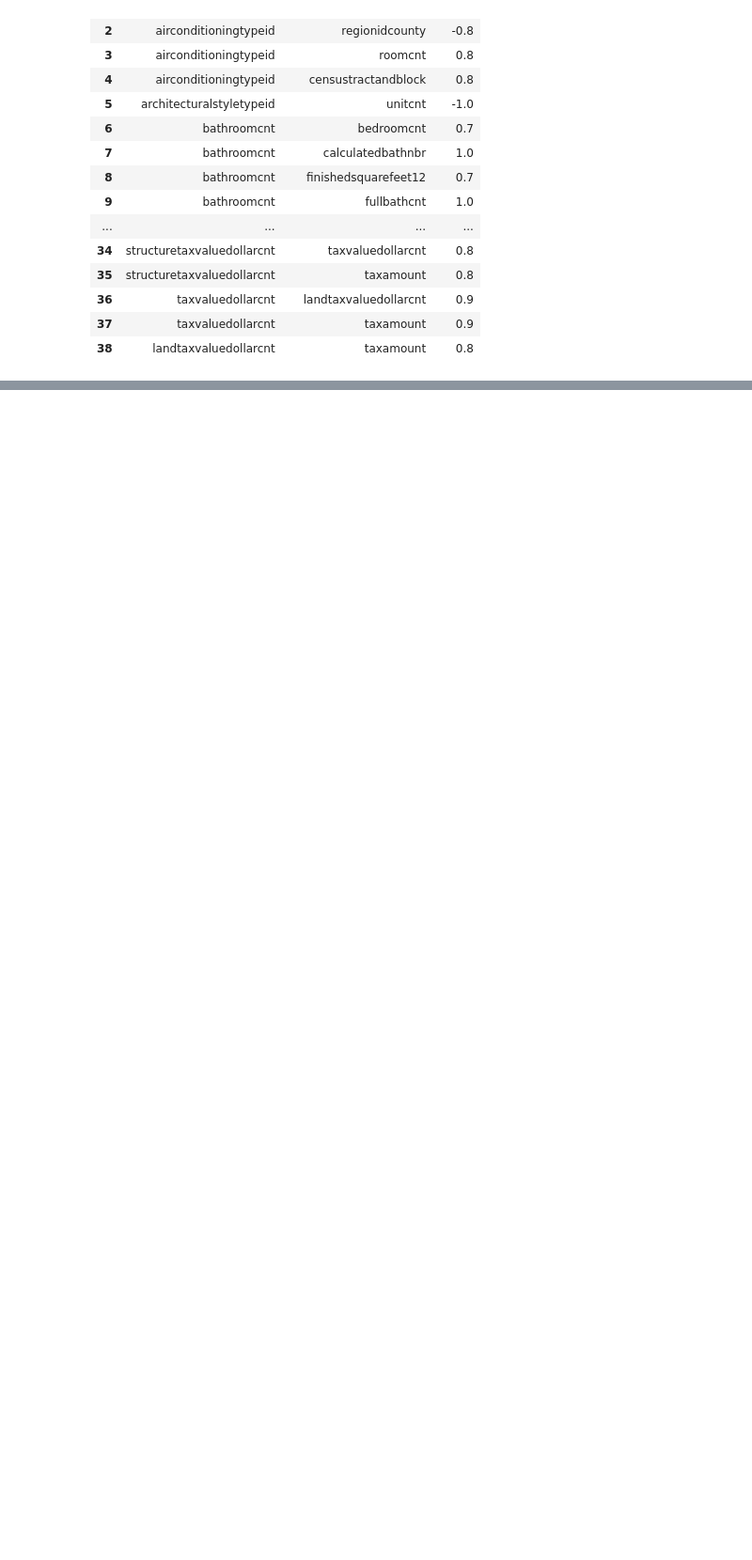
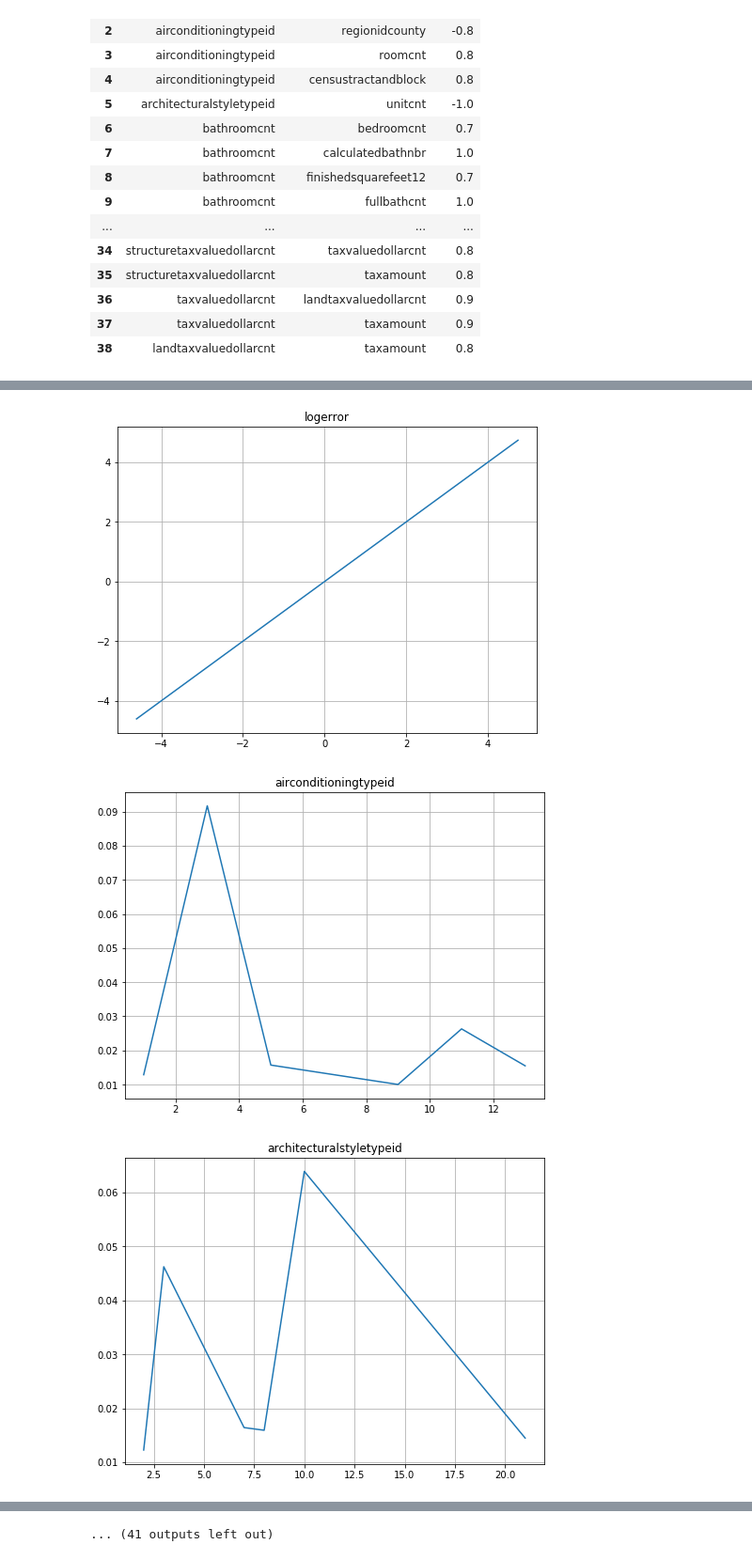
Before and after one commit to Rogue-Y/kaggle-zillow, a Jupyter notebook: Explore-data.ipynb, the cells around one changed output, grey strips where cells are left out. Shown at 94% size. Drawn from its saved outputs; the diff is of its cells as text; code cells hidden in the pictures; blank space fills up the shorter version.

```diff
--- a/Explore-data.ipynb
+++ b/Explore-data.ipynb
@@ -190,0 +201,5 @@ df_out
+# %%
+train, prop = utils.load_train_data()
+df = train.merge(prop, how='left', on='parcelid')
+# %%
+df['abserror'] = abs(df['logerror'])
@@ -190,0 +210,22 @@ df_out
+# %%
+def plot_feature_logerror(column):
+    plot_log_error = df.groupby(column)['logerror'].mean()
+    plt.figure(figsize=(8, 6))
+    plt.title(column)
+    plt.grid()
+    plt.plot(plot_log_error.index, plot_log_error)
+
+def plot_feature_abserror(column):
+    plot_log_error = df.groupby(column)['abserror'].mean()
+    plt.figure(figsize=(8, 6))
+    plt.title(column)
+    plt.grid()
+    plt.scatter(plot_log_error.index, plot_log_error)
+# %%
+for col in df.columns:
+    if df[col].dtype == 'float64':
+        plot_feature_logerror(col)
+# %% [output]
+[figure, added]
+[figure, added]
+[figure, added]
@@ -190,0 +241 @@ df_out
+... (41 outputs left out)
```
Also changed, not shown: parts of 8 cells of this notebook, 5 other files.
